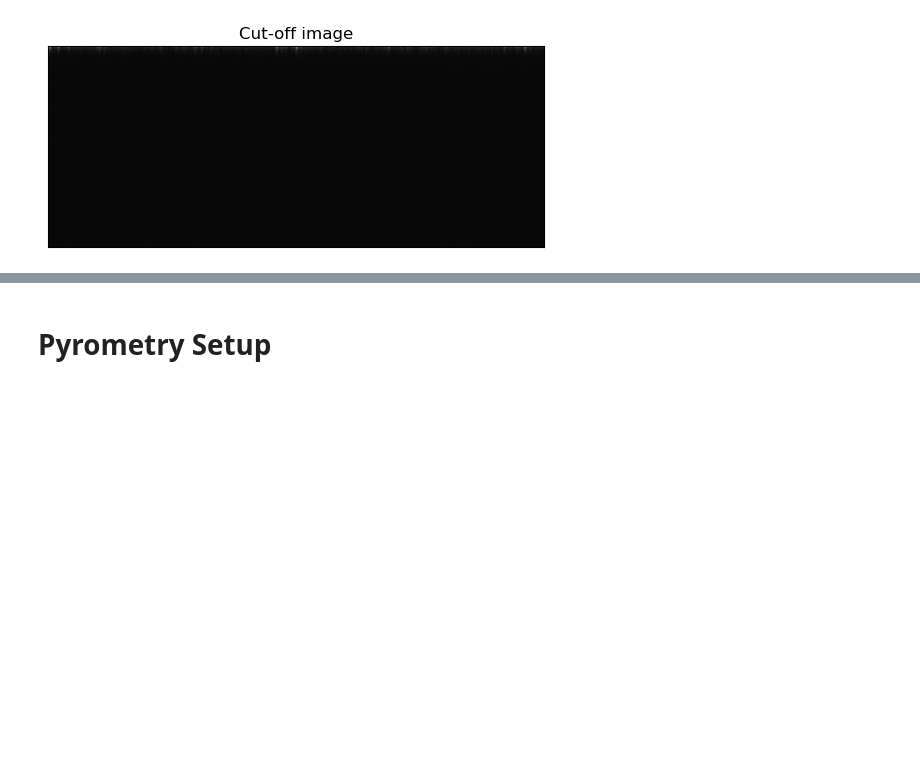
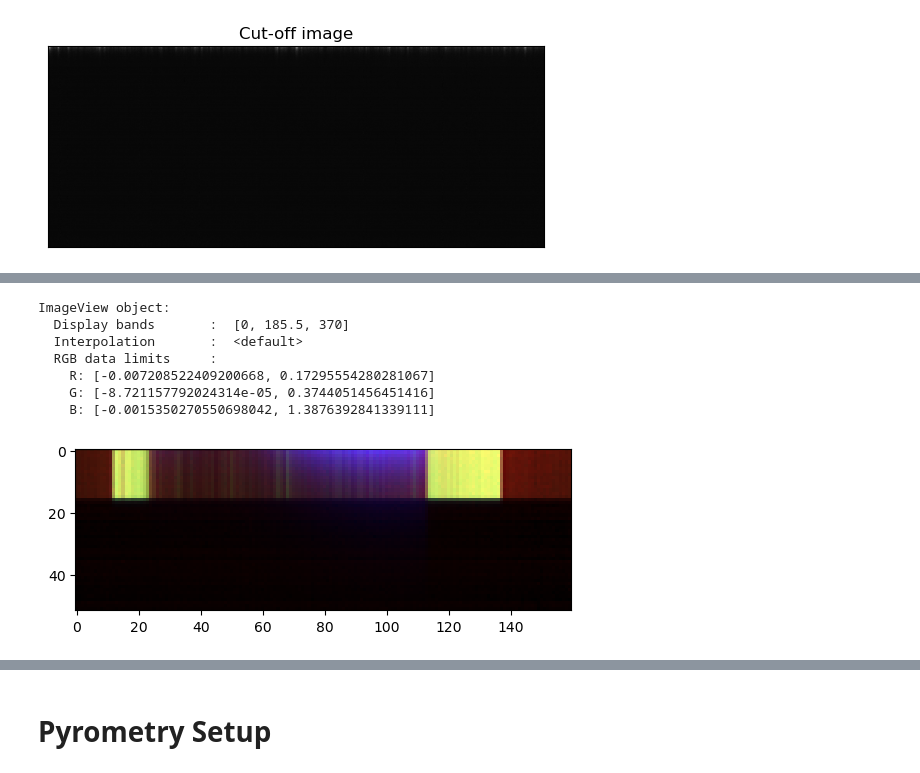
Before and after one commit to NamanJParikh/reu2024-hyperspectral-camera, a Jupyter notebook: analysis/graphite_rod_2_other_ideas.ipynb, the cells around one changed output, grey strips where cells are left out. Saved outputs shown, nothing was run; the diff lists cells and outputs as text; code cells hidden in the pictures; blank space fills up the shorter version.

```diff
--- a/analysis/graphite_rod_2_other_ideas.ipynb
+++ b/analysis/graphite_rod_2_other_ideas.ipynb
@@ -98,0 +101,19 @@ units = text[units_index:text.find(start_id)]
+# %%
+def compress_horiz_slice(data, start_idx, end_idx):
+    return np.array([np.divide(np.sum(data[:,start_idx:end_idx,:],axis=1),
+                     end_idx-start_idx)])
+
+def shrink_image(image, quiet=False):
+    for itera in range(2):
+        horiz_slices = []
+        for i in range(image.shape[1] // 10):
+            start_idx = i * 10
+            end_idx = (i + 1) * 10
+            if end_idx < image.shape[1]:
+                horiz_slices.append(compress_horiz_slice(image, start_idx, end_idx))
+            else:
+                horiz_slices.append(compress_horiz_slice(image, start_idx, image.shape[1]))
+
+        image = np.concatenate(tuple(horiz_slices), axis=0)
+
+    return image
@@ -98,0 +131,11 @@ units = text[units_index:text.find(start_id)]
+# %%
+imshow(shrink_image(corrected_data))
+# %% [output]
+ImageView object:
+  Display bands       :  [0, 185.5, 370]
+  Interpolation       :  <default>
+  RGB data limits     :
+    R: [-0.007208522409200668, 0.17295554280281067]
+    G: [-8.721157792024314e-05, 0.3744051456451416]
+    B: [-0.0015350270550698042, 1.3876392841339111]
+[figure, added]
```
Also changed, not shown: parts of 4 cells of this notebook, 1 other file.
